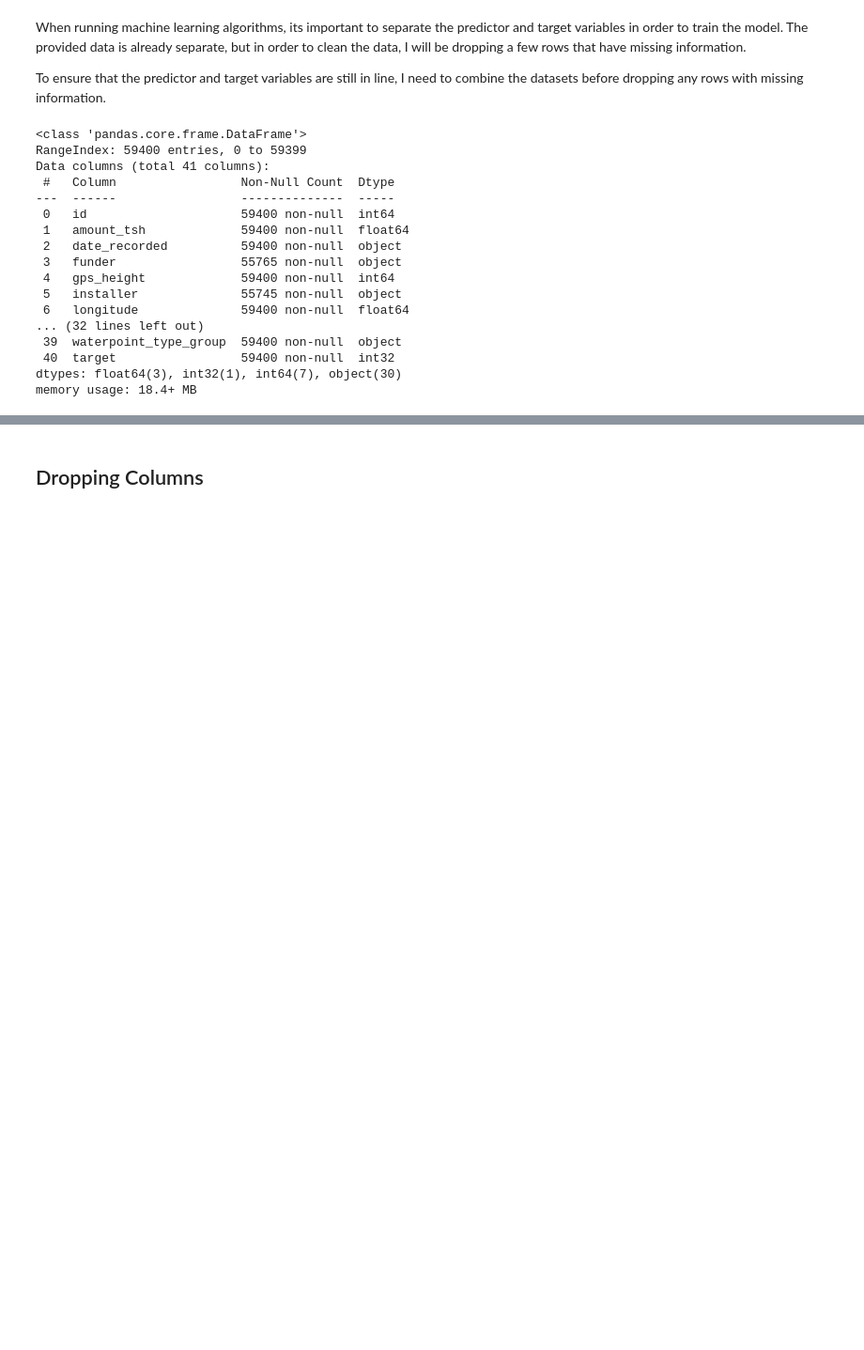
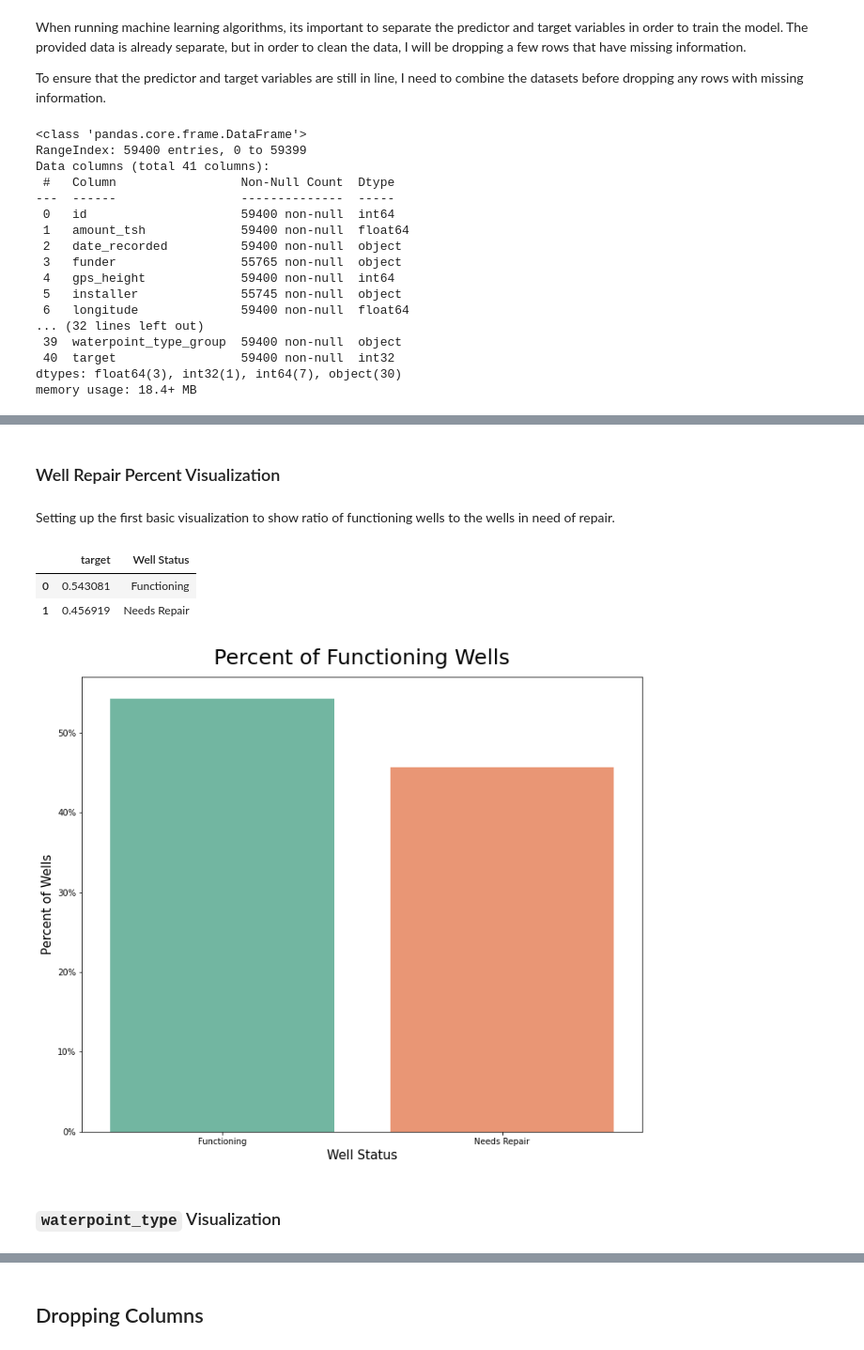
Before and after one commit to mduncan23/Tanzanian-Water-Wells-Analysis, a Jupyter notebook: Water_Well_Project.ipynb, the cells around one changed output, grey strips where cells are left out. Shown at 94% size. Cells and saved outputs as stored; diff of their text form; code cells hidden in the pictures; blank space fills up the shorter version.

```diff
--- a/Water_Well_Project.ipynb
+++ b/Water_Well_Project.ipynb
@@ -197,0 +224,29 @@ memory usage: 18.4+ MB
+# %% [markdown]
+### Well Repair Percent Visualization
+# %% [markdown]
+Setting up the first basic visualization to show ratio of functioning wells to the wells in need of repair.
+# %%
+target_df = pd.DataFrame(df_dropped['target'].value_counts(normalize=True).copy())
+# %%
+target_df['Well Status'] = ['Functioning', 'Needs Repair']
+# %%
+target_df
+# %% [output]
+|  | target | Well Status |
+| 0 | 0.543081 | Functioning |
+| 1 | 0.456919 | Needs Repair |
+# %%
+fig, ax = plt.subplots(figsize=(12,10))
+sns.set_palette("Set2")
+
+sns.barplot(data= target_df, x='Well Status', y='target')
+
+ax.set_yticklabels(['0%', '10%', '20%', '30%', '40%', '50%'])
+ax.set_ylabel('Percent of Wells', size=15)
+ax.set_xlabel('Well Status', size=15)
+ax.set_title('Percent of Functioning Wells', size=25, pad=15);
+# plt.savefig(fname='initial_plot.png', dpi=100)
+# %% [output]
+[figure, added]
+# %% [markdown]
+### `waterpoint_type` Visualization
```
Also changed, not shown: parts of 100 cells of this notebook, 10 other files.
